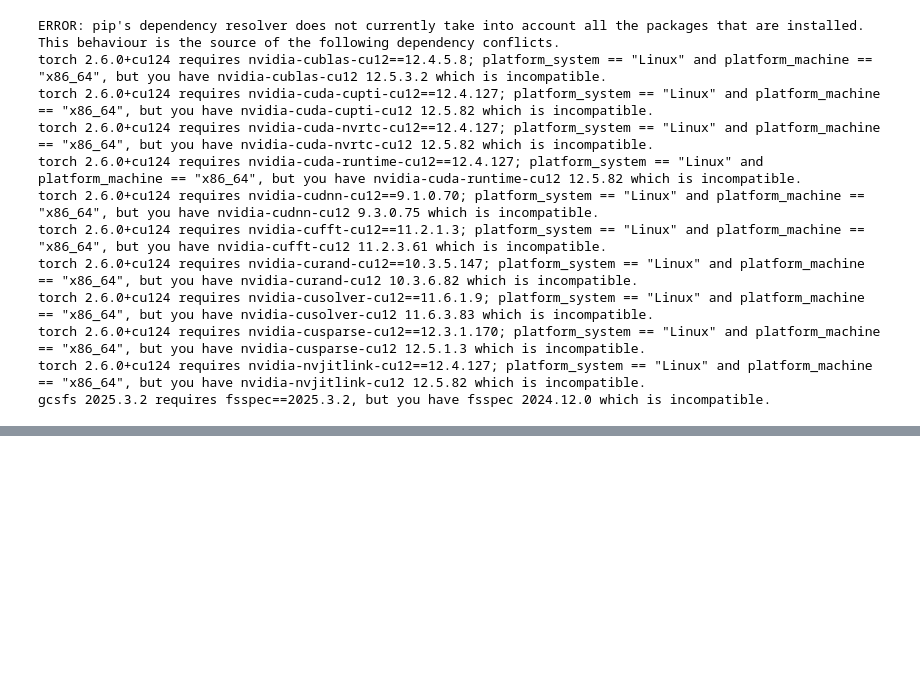
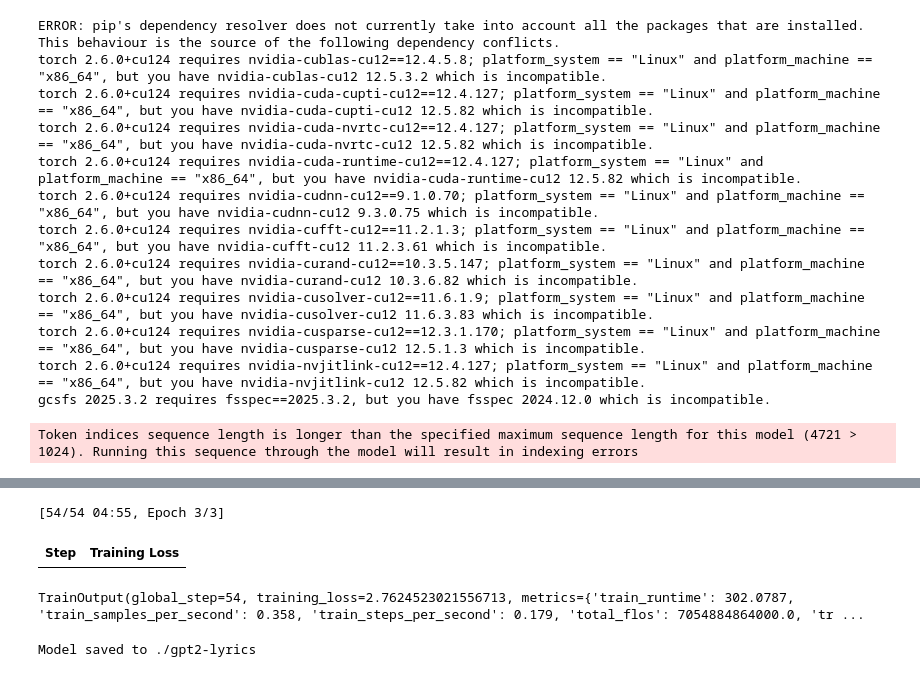
Before and after one commit to Reethureddy8/dL-assign2-2, a Jupyter notebook: Q2.ipynb, the cells around one changed output, grey strips where cells are left out. Cells and saved outputs as stored; diff of their text form; code cells hidden in the pictures; blank space fills up the shorter version.

```diff
--- a/Q2.ipynb
+++ b/Q2.ipynb
@@ -22,0 +30,25 @@ df = pd.read_excel(file_path, sheet_name='Lyrics')
+# %%
+from datasets import Dataset
+from transformers import GPT2Tokenizer
+dataset = Dataset.from_dict({"text": [text_data]})
+tokenizer = GPT2Tokenizer.from_pretrained("gpt2")
+tokenizer.pad_token = tokenizer.eos_token
+def tokenize_function(examples):
+    return tokenizer(examples["text"], return_special_tokens_mask=True)
+tokenized_dataset = dataset.map(tokenize_function, batched=True, remove_columns=["text"])
+# %% [output]
+Token indices sequence length is longer than the specified maximum sequence length for this model (4721 > 1024). Running this sequence through the model will result in indexing errors
+# %%
+block_size = 128
+
+def group_texts(examples):
+    concatenated = {k: sum(examples[k], []) for k in examples.keys()}
+    total_length = len(concatenated["input_ids"])
+    total_length = (total_length // block_size) * block_size
+    result = {
+        k: [t[i : i + block_size] for i in range(0, total_length, block_size)]
+        for k, t in concatenated.items()
+    }
+    return result
+
+lm_dataset = tokenized_dataset.map(group_texts, batched=True)
@@ -22,0 +58,26 @@ df = pd.read_excel(file_path, sheet_name='Lyrics')
+# %%
+import torch
+from transformers import GPT2LMHeadModel, DataCollatorForLanguageModeling, Trainer, TrainingArguments
+model = GPT2LMHeadModel.from_pretrained("gpt2")
+model.resize_token_embeddings(len(tokenizer))
+data_collator = DataCollatorForLanguageModeling(tokenizer=tokenizer, mlm=False)
+training_args = TrainingArguments(
+    output_dir="./gpt2-lyrics",
+    overwrite_output_dir=True,
+    num_train_epochs=3,
+    per_device_train_batch_size=2,
+    save_steps=500,
+    save_total_limit=2,
+    logging_steps=100,
+    prediction_loss_only=True,
+    fp16=torch.cuda.is_available(),
+)
+trainer = Trainer(
+    model=model,
+    args=training_args,
+    train_dataset=lm_dataset,
+    tokenizer=tokenizer,
+    data_collator=data_collator,
+)
+trainer.train()
+# %% [output]
@@ -22,0 +88,9 @@ df = pd.read_excel(file_path, sheet_name='Lyrics')
+[54/54 04:55, Epoch 3/3]
+| Step | Training Loss |
+TrainOutput(global_step=54, training_loss=2.7624523021556713, metrics={'train_runtime': 302.0787, 'train_samples_per_second': 0.358, 'train_steps_per_second': 0.179, 'total_flos': 7054884864000.0, 'tr ...
+# %%
+trainer.save_model("./gpt2-lyrics")
+tokenizer.save_pretrained("./gpt2-lyrics")
+print("Model saved to ./gpt2-lyrics")
+# %% [output]
+Model saved to ./gpt2-lyrics
```
Also changed, not shown: parts of 4 cells of this notebook.
